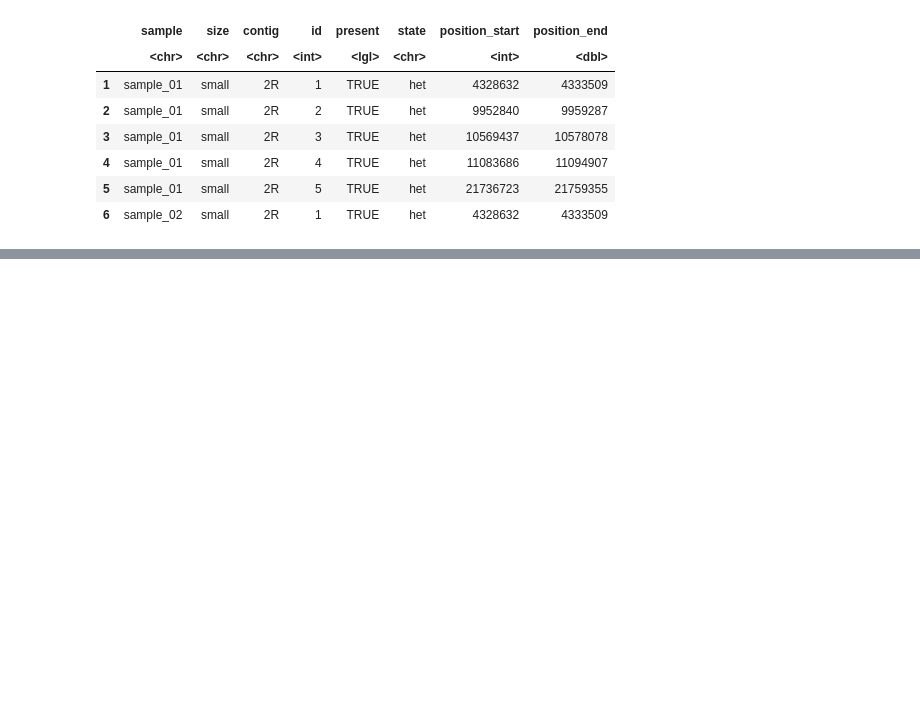
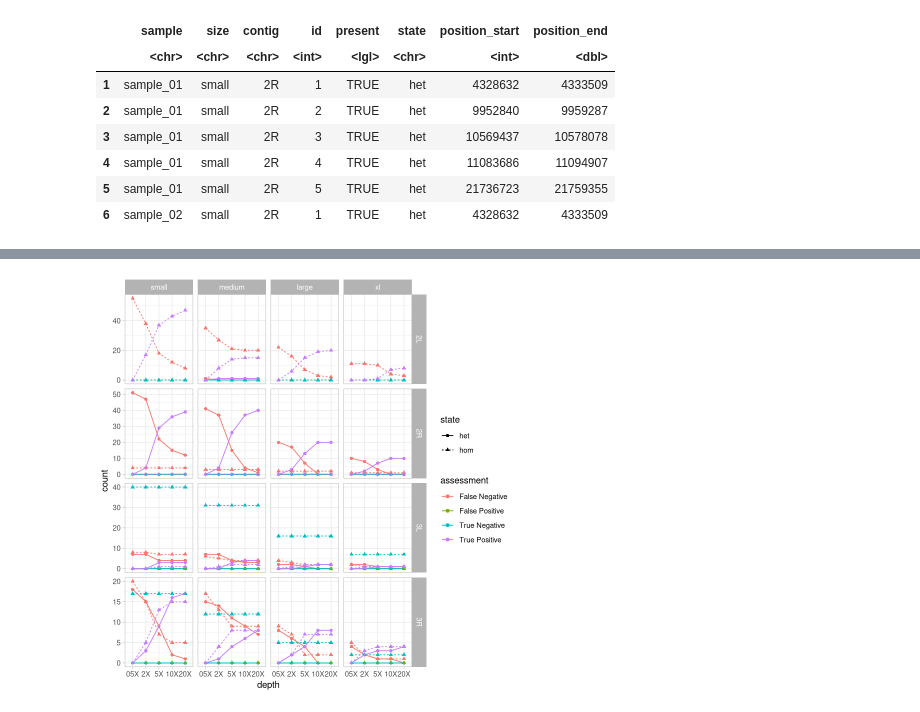
Before and after one commit to pdimens/haplotagging_simulations, a Jupyter notebook: assess_called_inversions.ipynb, the cells around one changed output, grey strips where cells are left out. Drawn from its saved outputs; the diff is of its cells as text; code cells hidden in the pictures; blank space fills up the shorter version.

```diff
--- a/assess_called_inversions.ipynb
+++ b/assess_called_inversions.ipynb
@@ -375,0 +305,6 @@ There should definitely be true negatives. I'll need to explore this further.
+# %%
+assessment_by_contig_state <- group_by(assessment, size, state, contig, depth, assessment) %>%
+    summarize_at("count", ~ sum(.x)) %>%
+    group_by(size, state, contig, depth) %>%
+    mutate(percent = count/sum(count) * 100)
+head(assessment_by_contig_state)
@@ -375,0 +321,8 @@ There should definitely be true negatives. I'll need to explore this further.
+# %%
+ggplot(assessment_by_contig_state, aes(x = depth, y = count, color = assessment, shape = state, group = paste(assessment, state))) +
+    geom_point() +
+    geom_line(aes(linetype = state)) +
+    theme_light() +
+    facet_grid(rows = vars(contig), cols = vars(size), scales = "free_y")
+# %% [output]
+[figure, added]
```
Also changed, not shown: parts of 31 cells of this notebook.
